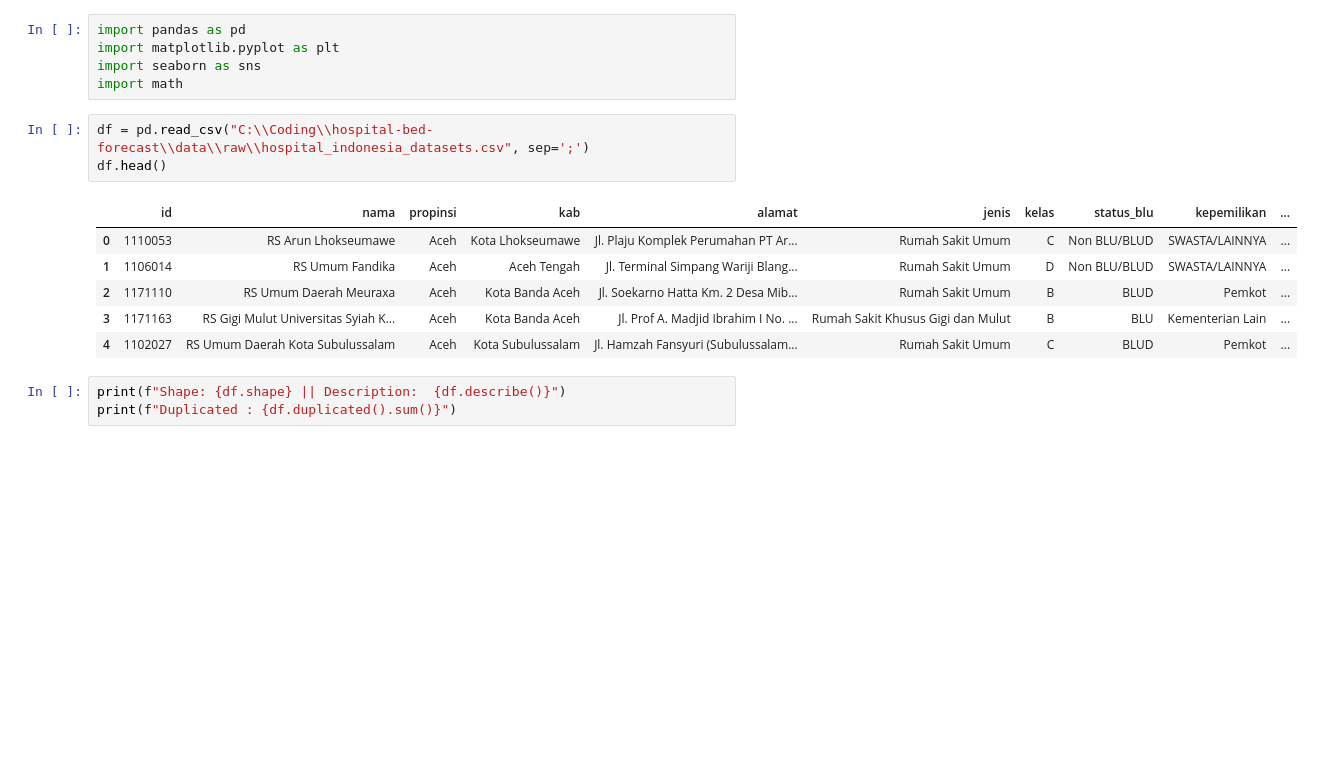
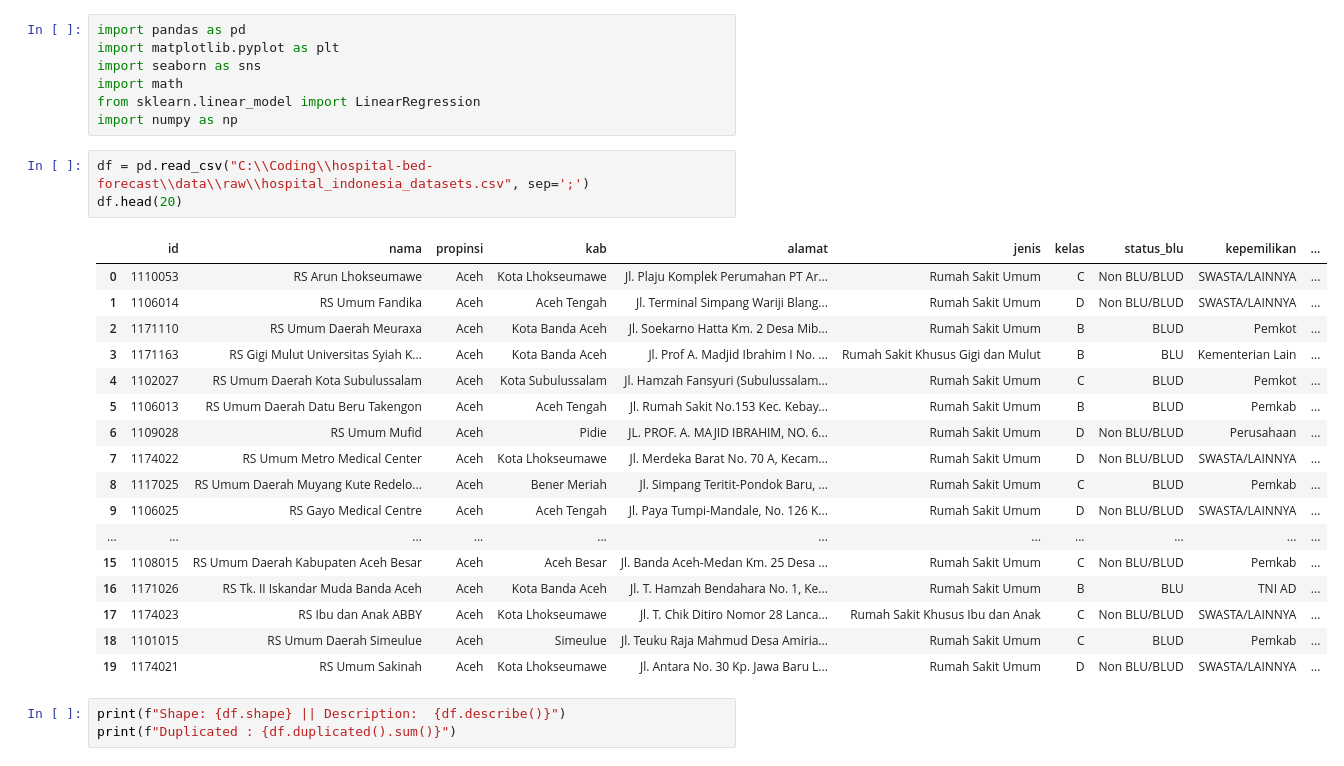
Before and after one commit to fariz-armesta/hospital-bed-forecast, a Jupyter notebook: notebooks/01_data_cleaning.ipynb, the cells around one changed output. Cells and saved outputs as stored; diff of their text form; blank space fills up the shorter version.

```diff
--- a/notebooks/01_data_cleaning.ipynb
+++ b/notebooks/01_data_cleaning.ipynb
@@ -3,16 +3,29 @@ import pandas as pd
 import matplotlib.pyplot as plt
 import seaborn as sns
 import math
+from sklearn.linear_model import LinearRegression
+import numpy as np
 # %%
 df = pd.read_csv("C:\\Coding\\hospital-bed-forecast\\data\\raw\\hospital_indonesia_datasets.csv", sep=';')
-df.head()
+df.head(20)
 # %% [output]
 |  | id | nama | propinsi | kab | alamat | jenis | kelas | status_blu | kepemilikan | ... |
 | 0 | 1110053 | RS Arun Lhokseumawe | Aceh | Kota Lhokseumawe | Jl. Plaju Komplek Perumahan PT Ar... | Rumah Sakit Umum | C | Non BLU/BLUD | SWASTA/LAINNYA | ... |
 | 1 | 1106014 | RS Umum Fandika | Aceh | Aceh Tengah | Jl. Terminal Simpang Wariji Blang... | Rumah Sakit Umum | D | Non BLU/BLUD | SWASTA/LAINNYA | ... |
 | 2 | 1171110 | RS Umum Daerah Meuraxa | Aceh | Kota Banda Aceh | Jl. Soekarno Hatta Km. 2 Desa Mib... | Rumah Sakit Umum | B | BLUD | Pemkot | ... |
 | 3 | 1171163 | RS Gigi Mulut Universitas Syiah K... | Aceh | Kota Banda Aceh | Jl. Prof A. Madjid Ibrahim I No. ... | Rumah Sakit Khusus Gigi dan Mulut | B | BLU | Kementerian Lain | ... |
 | 4 | 1102027 | RS Umum Daerah Kota Subulussalam | Aceh | Kota Subulussalam | Jl. Hamzah Fansyuri (Subulussalam... | Rumah Sakit Umum | C | BLUD | Pemkot | ... |
+| 5 | 1106013 | RS Umum Daerah Datu Beru Takengon | Aceh | Aceh Tengah | Jl. Rumah Sakit No.153 Kec. Kebay... | Rumah Sakit Umum | B | BLUD | Pemkab | ... |
+| 6 | 1109028 | RS Umum Mufid | Aceh | Pidie | JL. PROF. A. MAJID IBRAHIM, NO. 6... | Rumah Sakit Umum | D | Non BLU/BLUD | Perusahaan | ... |
+| 7 | 1174022 | RS Umum Metro Medical Center | Aceh | Kota Lhokseumawe | Jl. Merdeka Barat No. 70 A, Kecam... | Rumah Sakit Umum | D | Non BLU/BLUD | SWASTA/LAINNYA | ... |
+| 8 | 1117025 | RS Umum Daerah Muyang Kute Redelo... | Aceh | Bener Meriah | Jl. Simpang Teritit-Pondok Baru, ... | Rumah Sakit Umum | C | BLUD | Pemkab | ... |
+| 9 | 1106025 | RS Gayo Medical Centre | Aceh | Aceh Tengah | Jl. Paya Tumpi-Mandale, No. 126 K... | Rumah Sakit Umum | D | Non BLU/BLUD | SWASTA/LAINNYA | ... |
+| ... | ... | ... | ... | ... | ... | ... | ... | ... | ... | ... |
+| 15 | 1108015 | RS Umum Daerah Kabupaten Aceh Besar | Aceh | Aceh Besar | Jl. Banda Aceh-Medan Km. 25 Desa ... | Rumah Sakit Umum | C | Non BLU/BLUD | Pemkab | ... |
+| 16 | 1171026 | RS Tk. II Iskandar Muda Banda Aceh | Aceh | Kota Banda Aceh | Jl. T. Hamzah Bendahara No. 1, Ke... | Rumah Sakit Umum | B | BLU | TNI AD | ... |
+| 17 | 1174023 | RS Ibu dan Anak ABBY | Aceh | Kota Lhokseumawe | Jl. T. Chik Ditiro Nomor 28 Lanca... | Rumah Sakit Khusus Ibu dan Anak | C | Non BLU/BLUD | SWASTA/LAINNYA | ... |
+| 18 | 1101015 | RS Umum Daerah Simeulue | Aceh | Simeulue | Jl. Teuku Raja Mahmud Desa Amiria... | Rumah Sakit Umum | C | BLUD | Pemkab | ... |
+| 19 | 1174021 | RS Umum Sakinah | Aceh | Kota Lhokseumawe | Jl. Antara No. 30 Kp. Jawa Baru L... | Rumah Sakit Umum | D | Non BLU/BLUD | SWASTA/LAINNYA | ... |
 # %%
 print(f"Shape: {df.shape} || Description:  {df.describe()}")
 print(f"Duplicated : {df.duplicated().sum()}")
```
Also changed, not shown: parts of 11 cells of this notebook.
